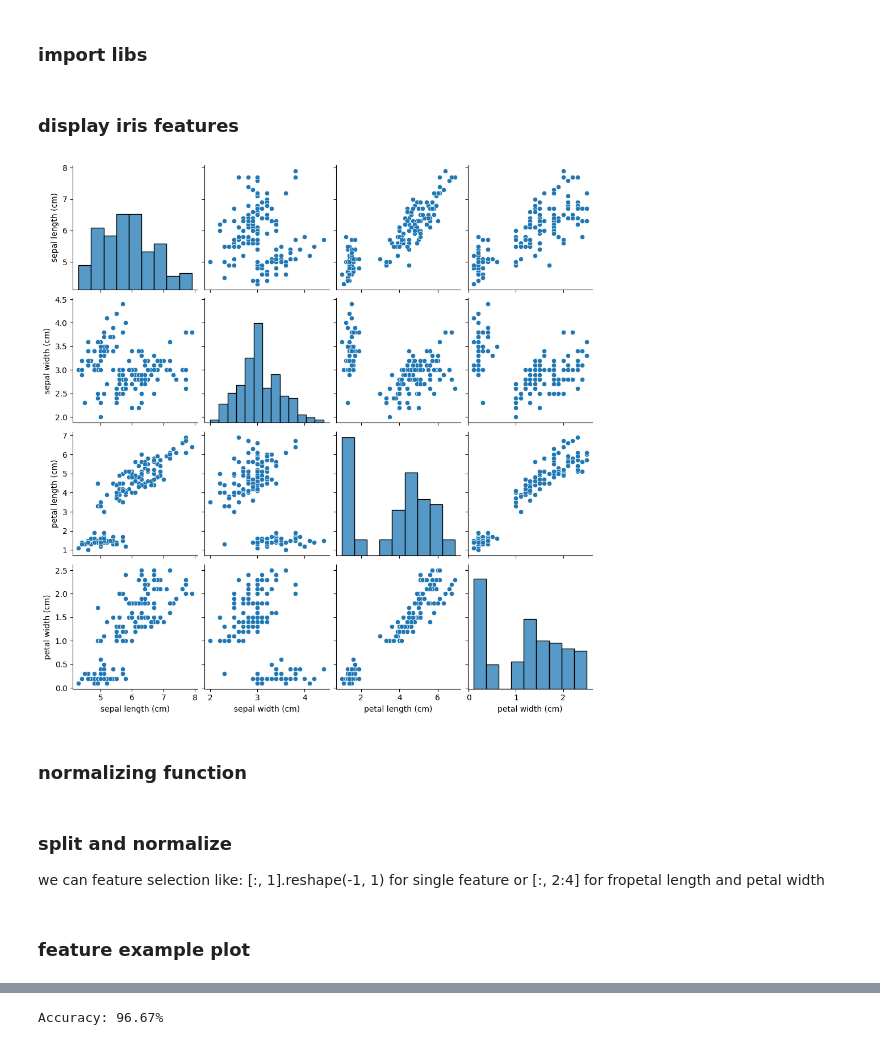
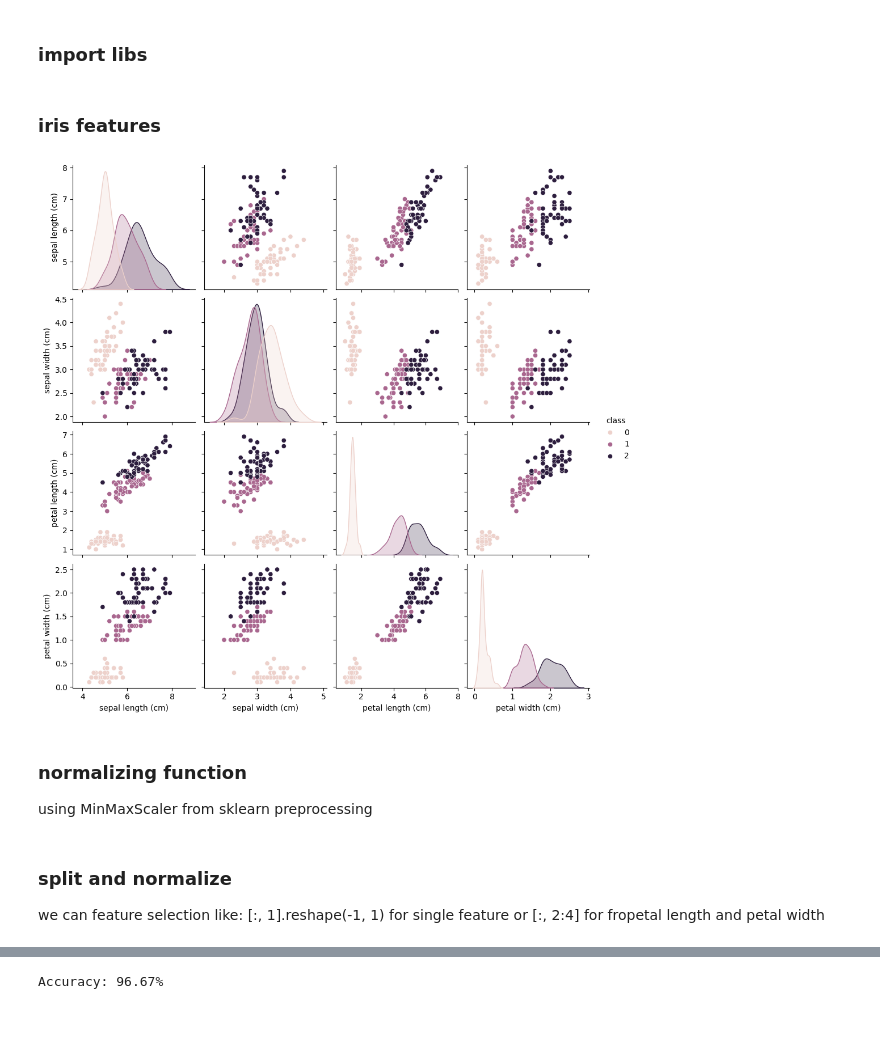
Before and after one commit to dannsb/pattern-recognition, a Jupyter notebook: logistic-regression/main.ipynb, the cells around one changed output, grey strips where cells are left out. Cells and saved outputs as stored; diff of their text form; code cells hidden in the pictures.

```diff
--- a/logistic-regression/main.ipynb
+++ b/logistic-regression/main.ipynb
@@ -10,14 +15,18 @@ import seaborn as sns
 # %% [markdown]
-### display iris features
+### iris features
 # %%
 dataset = load_iris()
-x = pd.DataFrame(dataset.data,columns=dataset.feature_names)
-y = pd.DataFrame(dataset.target)
+X = pd.DataFrame(dataset.data,columns=dataset.feature_names)
+y = pd.DataFrame(dataset.target, columns=["class"])
 
-sns.pairplot(x)
+X_cloned = X.copy()
+X_cloned['class'] = y
+
+sns.pairplot(X_cloned,hue="class")
 plt.show()
 # %% [output]
-[figure, old version]
+[figure, new version]
 # %% [markdown]
 ### normalizing function
+using MinMaxScaler from sklearn preprocessing
 # %%
@@ -42,5 +44,3 @@ X_train, X_test, y_train, y_test = train_test_split(X, Y, test_size=0.2)
 
 X_train_normalized = normalizing(X_train)
 X_test_normalized = normalizing(X_test)
-# %% [markdown]
-### feature example plot
```
Also changed, not shown: parts of 11 cells of this notebook.
